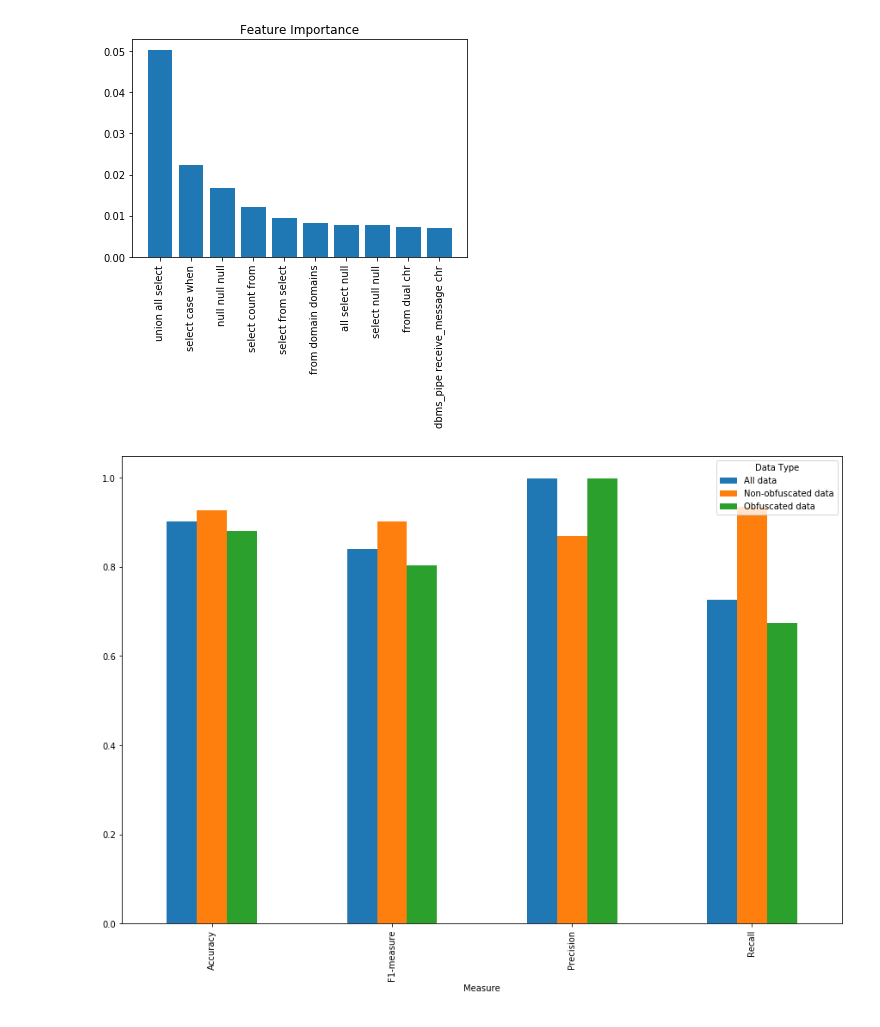
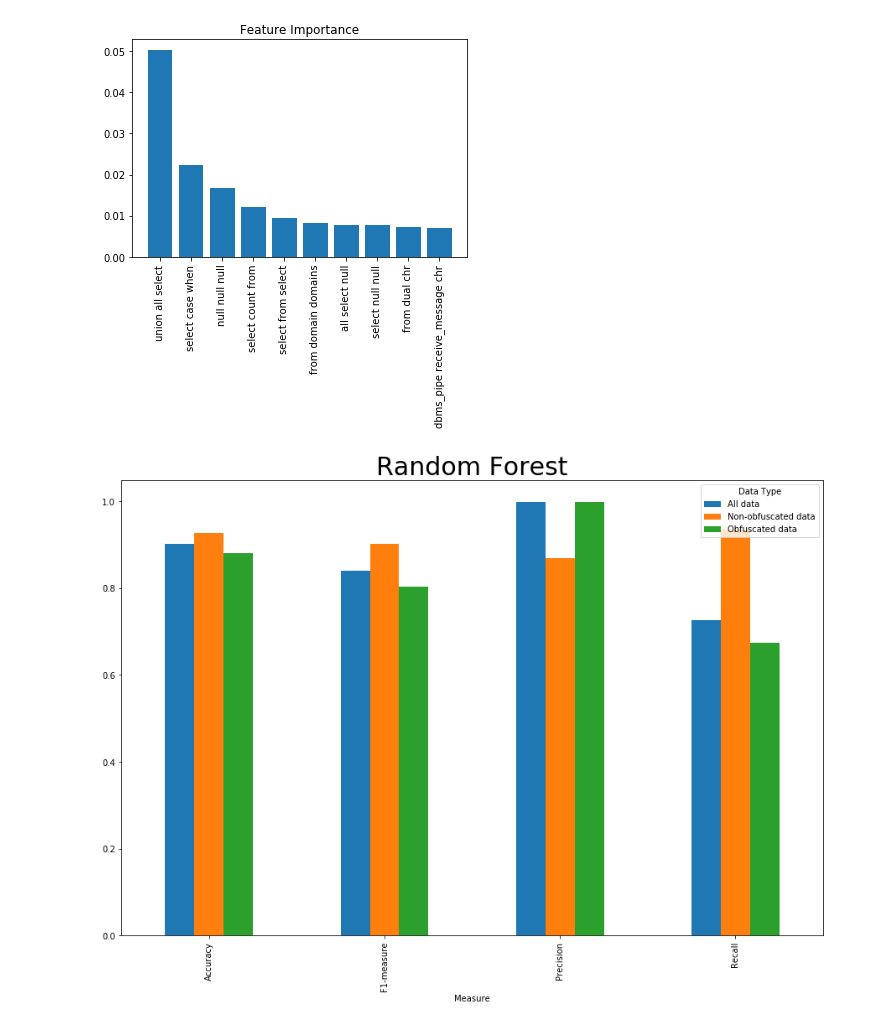
Before and after one commit to bngo97/SQLObfuscator, a Jupyter notebook: notebooks/all_random_forest.ipynb, the cells around one changed output. Cells and saved outputs as stored; diff of their text form; code cells hidden in the pictures.

Commit message:
bigger title

```diff
--- a/notebooks/all_random_forest.ipynb
+++ b/notebooks/all_random_forest.ipynb
@@ -114,12 +114,12 @@ results = [[g1, c1, 0.869615832363213], [g1, c2, 0.9346262120738192], [g1, c3, 0
 # %%
 import matplotlib.pyplot as plt
 from pylab import rcParams
 rcParams['figure.figsize'] = 15, 10
 
 plot_df= pd.DataFrame(results,columns=['Data Type','Measure','val'])
 
 plot_df.pivot('Measure','Data Type','val').plot(kind='bar')
-
+plt.title('Random Forest', fontdict={'fontsize': 30})
 plt.show()
 # %% [output]
-[figure, old version]
+[figure, new version]
```
Also changed, not shown: 3 other files.
